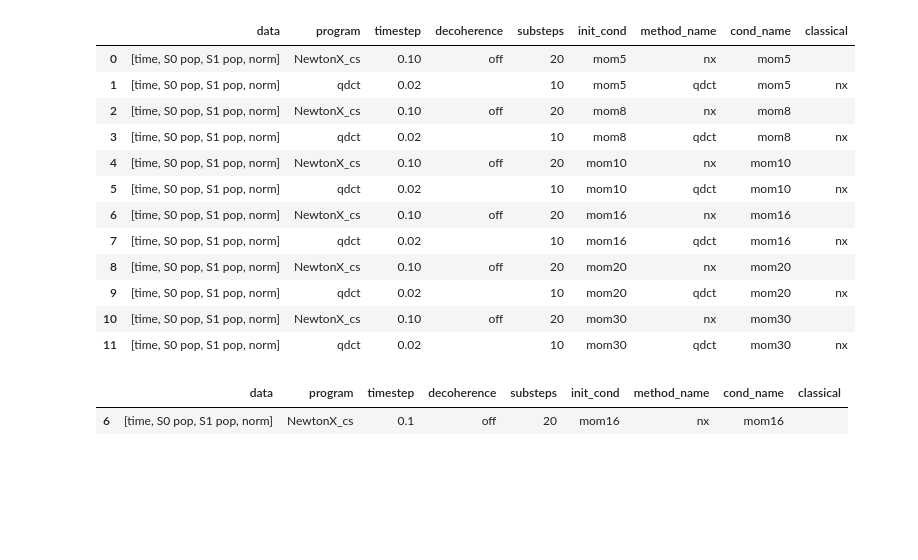
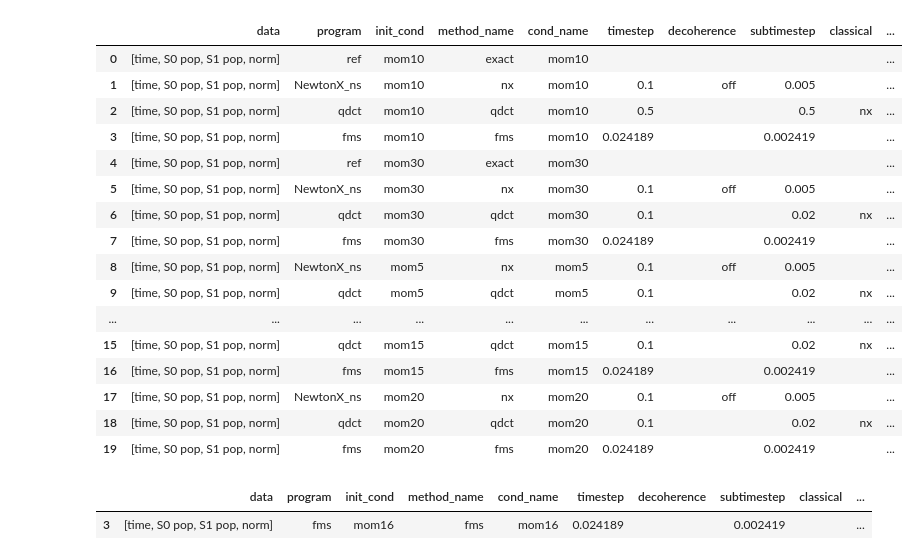
Before and after one commit to rsmattos/dotfiles, a Jupyter notebook: scripts/projects/qdct/compare_methods.ipynb, the cells around one changed output. Saved outputs shown, nothing was run; the diff lists cells and outputs as text; code cells hidden in the pictures; blank space fills up the shorter version.

Commit message:
added fms and reference val to method comparison script

```diff
--- a/scripts/projects/qdct/compare_methods.ipynb
+++ b/scripts/projects/qdct/compare_methods.ipynb
@@ -245,29 +435,47 @@ class c_model:
             self.summarize()
             return self.summary
 
-    def filter_data(self, filter_values: dict) -> pd.DataFrame:
+    def filter_data(self, filter_values: dict, exclude_values: dict = None) -> pd.DataFrame:
         query = ''
 
         for key, val in filter_values.items():
             query += f" and {key} == {val}"
 
+        if exclude_values:
+            for key, val in exclude_values.items():
+                query += f" and {key} != {val}"
+
         query = query[5:]
 
         return pd.DataFrame(self.get_summary().query(query))
 
-    def plot(self, filter_values: dict, properties: list) -> None:
-        data = self.filter_data(filter_values)
+
+    def get_data(self, filter_values: dict, exclude_values: dict = None) -> pd.DataFrame:
+        data = self.filter_data(filter_values, exclude_values)
+
+        df_list = []
+        key_list = []
+        for meth, cond in zip(data.method_name, data.cond_name):
+            df_list.append(self.conditions[cond].get_method(meth).get_data())
+            key_list.append(f'{cond}_{meth}')
+
+        df = pd.concat(df_list, axis=1, keys=key_list).fillna('')
+        return df
+
+    def plot(self, filter_values: dict, properties: list,
+                exclude_values: dict = None, file_name: str = False) -> None:
+        data = self.filter_data(filter_values, exclude_values)
 
         for meth, cond in zip(data.method_name, data.cond_name):
             tmp_data = self.conditions[cond].get_method(meth).get_data()
 
             for p in properties:
                 if p in tmp_data:
-                    # print(tmp_data[p])
                     plt.plot(tmp_data['time'], tmp_data[p], label=f'{p}_{cond}_{meth}')
 
         plt.legend()
         plt.xlabel('time (fs)')
-        plt.show()
-        # plt.savefig('figure.png')
+        if file_name:
+            plt.savefig(f'{file_name}.png', dpi=300)
+        # plt.show()
 # %%
@@ -351,0 +597,2 @@ Reading initial condition: mom30
+# %%
+t3 = populate_tully(3)
@@ -352,16 +617,20 @@ Reading initial condition: mom30
 # %%
-t2.get_summary()
+t3.get_summary()
 # %% [output]
-|  | data | program | timestep | decoherence | substeps | init_cond | method_name | cond_name | classical |
-| 0 | [time, S0 pop, S1 pop, norm] | NewtonX_cs | 0.10 | off | 20 | mom5 | nx | mom5 |  |
-| 1 | [time, S0 pop, S1 pop, norm] | qdct | 0.02 |  | 10 | mom5 | qdct | mom5 | nx |
-| 2 | [time, S0 pop, S1 pop, norm] | NewtonX_cs | 0.10 | off | 20 | mom8 | nx | mom8 |  |
-| 3 | [time, S0 pop, S1 pop, norm] | qdct | 0.02 |  | 10 | mom8 | qdct | mom8 | nx |
-| 4 | [time, S0 pop, S1 pop, norm] | NewtonX_cs | 0.10 | off | 20 | mom10 | nx | mom10 |  |
-| 5 | [time, S0 pop, S1 pop, norm] | qdct | 0.02 |  | 10 | mom10 | qdct | mom10 | nx |
-| 6 | [time, S0 pop, S1 pop, norm] | NewtonX_cs | 0.10 | off | 20 | mom16 | nx | mom16 |  |
-| 7 | [time, S0 pop, S1 pop, norm] | qdct | 0.02 |  | 10 | mom16 | qdct | mom16 | nx |
-| 8 | [time, S0 pop, S1 pop, norm] | NewtonX_cs | 0.10 | off | 20 | mom20 | nx | mom20 |  |
-| 9 | [time, S0 pop, S1 pop, norm] | qdct | 0.02 |  | 10 | mom20 | qdct | mom20 | nx |
-| 10 | [time, S0 pop, S1 pop, norm] | NewtonX_cs | 0.10 | off | 20 | mom30 | nx | mom30 |  |
-| 11 | [time, S0 pop, S1 pop, norm] | qdct | 0.02 |  | 10 | mom30 | qdct | mom30 | nx |
+|  | data | program | init_cond | method_name | cond_name | timestep | decoherence | subtimestep | classical | ... |
+| 0 | [time, S0 pop, S1 pop, norm] | ref | mom10 | exact | mom10 |  |  |  |  | ... |
+| 1 | [time, S0 pop, S1 pop, norm] | NewtonX_ns | mom10 | nx | mom10 | 0.1 | off | 0.005 |  | ... |
+| 2 | [time, S0 pop, S1 pop, norm] | qdct | mom10 | qdct | mom10 | 0.5 |  | 0.5 | nx | ... |
+| 3 | [time, S0 pop, S1 pop, norm] | fms | mom10 | fms | mom10 | 0.024189 |  | 0.002419 |  | ... |
+| 4 | [time, S0 pop, S1 pop, norm] | ref | mom30 | exact | mom30 |  |  |  |  | ... |
+| 5 | [time, S0 pop, S1 pop, norm] | NewtonX_ns | mom30 | nx | mom30 | 0.1 | off | 0.005 |  | ... |
+| 6 | [time, S0 pop, S1 pop, norm] | qdct | mom30 | qdct | mom30 | 0.1 |  | 0.02 | nx | ... |
+| 7 | [time, S0 pop, S1 pop, norm] | fms | mom30 | fms | mom30 | 0.024189 |  | 0.002419 |  | ... |
+| 8 | [time, S0 pop, S1 pop, norm] | NewtonX_ns | mom5 | nx | mom5 | 0.1 | off | 0.005 |  | ... |
+| 9 | [time, S0 pop, S1 pop, norm] | qdct | mom5 | qdct | mom5 | 0.1 |  | 0.02 | nx | ... |
+| ... | ... | ... | ... | ... | ... | ... | ... | ... | ... | ... |
+| 15 | [time, S0 pop, S1 pop, norm] | qdct | mom15 | qdct | mom15 | 0.1 |  | 0.02 | nx | ... |
+| 16 | [time, S0 pop, S1 pop, norm] | fms | mom15 | fms | mom15 | 0.024189 |  | 0.002419 |  | ... |
+| 17 | [time, S0 pop, S1 pop, norm] | NewtonX_ns | mom20 | nx | mom20 | 0.1 | off | 0.005 |  | ... |
+| 18 | [time, S0 pop, S1 pop, norm] | qdct | mom20 | qdct | mom20 | 0.1 |  | 0.02 | nx | ... |
+| 19 | [time, S0 pop, S1 pop, norm] | fms | mom20 | fms | mom20 | 0.024189 |  | 0.002419 |  | ... |
@@ -368,9 +639,14 @@ t2.get_summary()
 # %%
-get_vals = {'decoherence': "'off'",
-            'init_cond': "'mom16'"}
-
+get_vals = {
+    # 'decoherence': "'off'",
+    'init_cond': "'mom16'",
+    'program': "'qdct'",
+    }
+exclude_vals = {
+    'program': "'ref'"
+}
 t2.filter_data(get_vals)
 # %% [output]
-|  | data | program | timestep | decoherence | substeps | init_cond | method_name | cond_name | classical |
-| 6 | [time, S0 pop, S1 pop, norm] | NewtonX_cs | 0.1 | off | 20 | mom16 | nx | mom16 |  |
+|  | data | program | init_cond | method_name | cond_name | timestep | decoherence | subtimestep | classical | ... |
+| 3 | [time, S0 pop, S1 pop, norm] | fms | mom16 | fms | mom16 | 0.024189 |  | 0.002419 |  | ... |
 # %%
```
Also changed, not shown: parts of 7 cells of this notebook.
